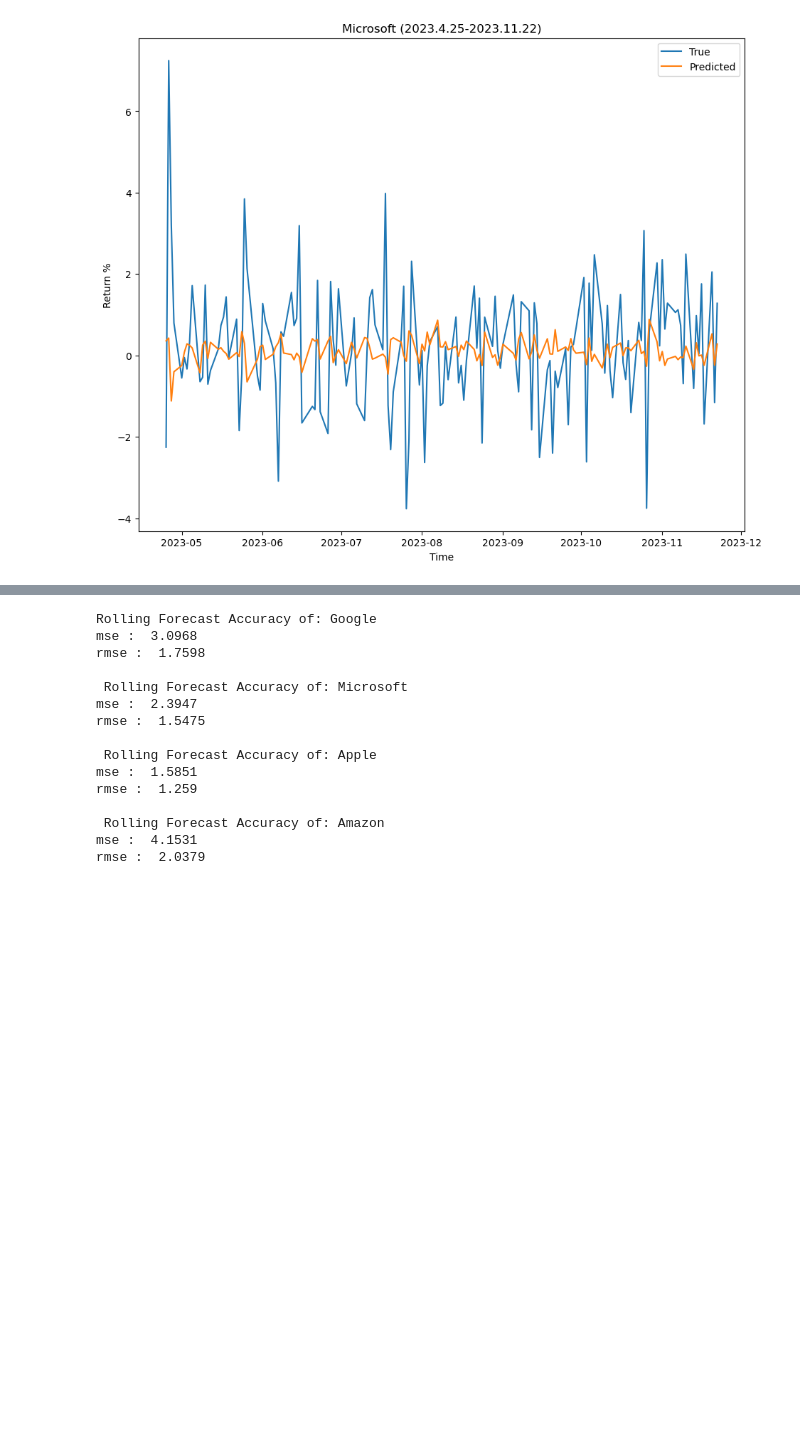
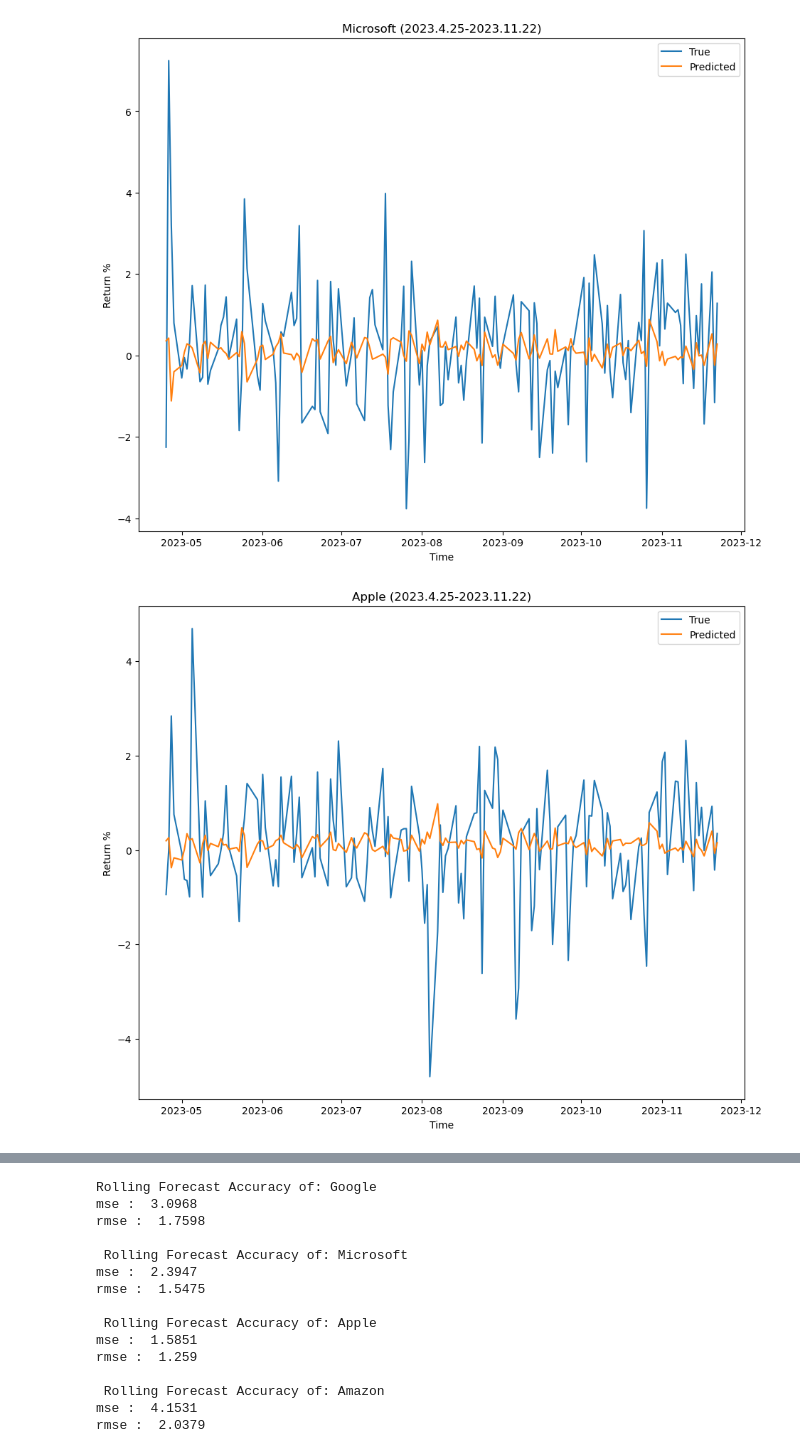
Before and after one commit to JulyAug/Assignment, a Jupyter notebook: VAR Microsoft & Google Stock Price Prediction.ipynb, the cells around one changed output, grey strips where cells are left out. Saved outputs shown, nothing was run; the diff lists cells and outputs as text; code cells hidden in the pictures; blank space fills up the shorter version.

```diff
--- a/VAR Microsoft & Google Stock Price Prediction.ipynb
+++ b/VAR Microsoft & Google Stock Price Prediction.ipynb
@@ -572,3 +574,13 @@ plt.legend()
 plt.show()
 # %% [output]
 [figure]
+# %%
+plt.plot(test['Apple'], label='True')
+plt.plot(rolling_predictions['Apple'],label='Predicted')
+plt.xlabel('Time')
+plt.ylabel('Return %')
+plt.title('Apple (2023.4.25-2023.11.22)')
+plt.legend()
+plt.show()
+# %% [output]
+[figure, added]
```
Also changed, not shown: parts of 17 cells of this notebook.
